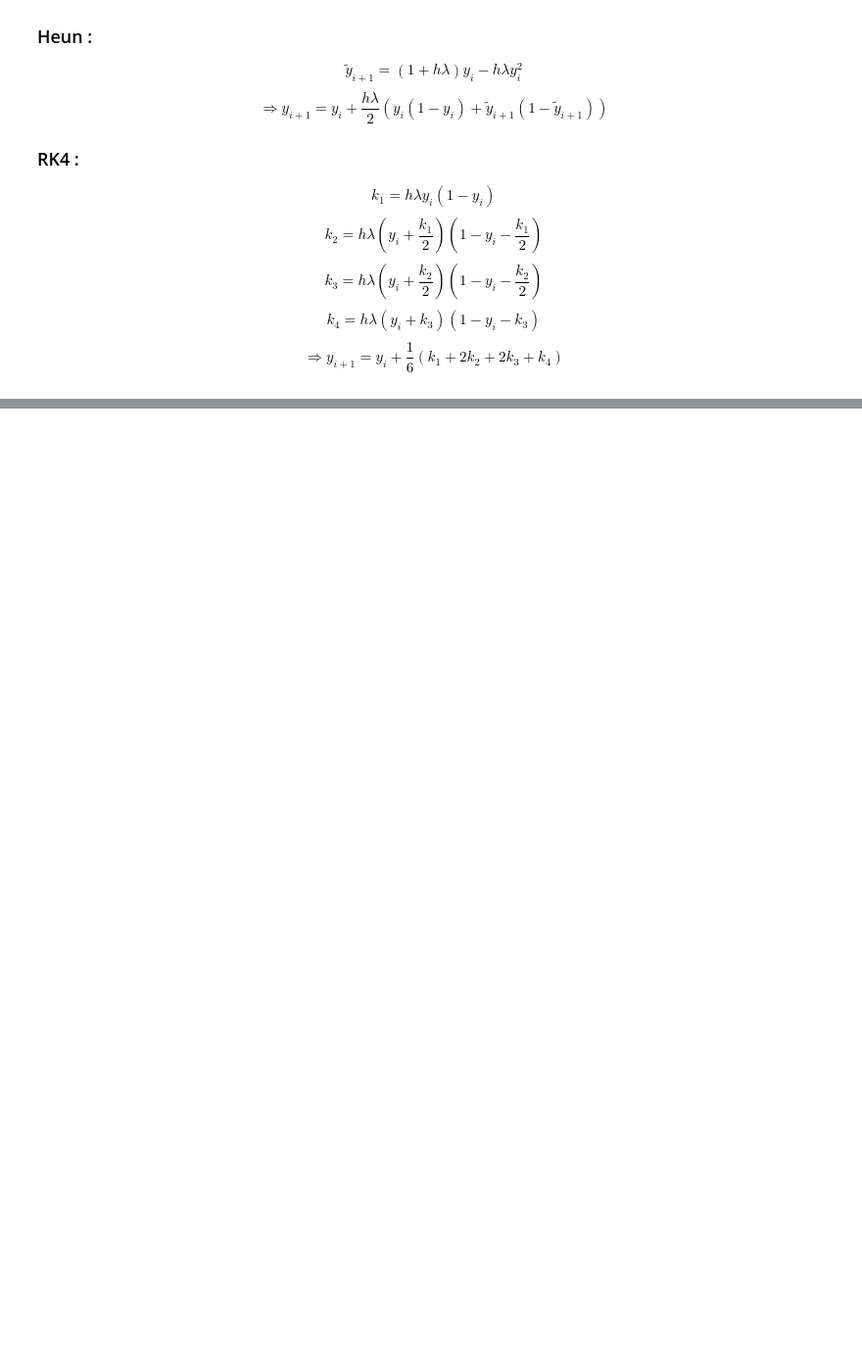
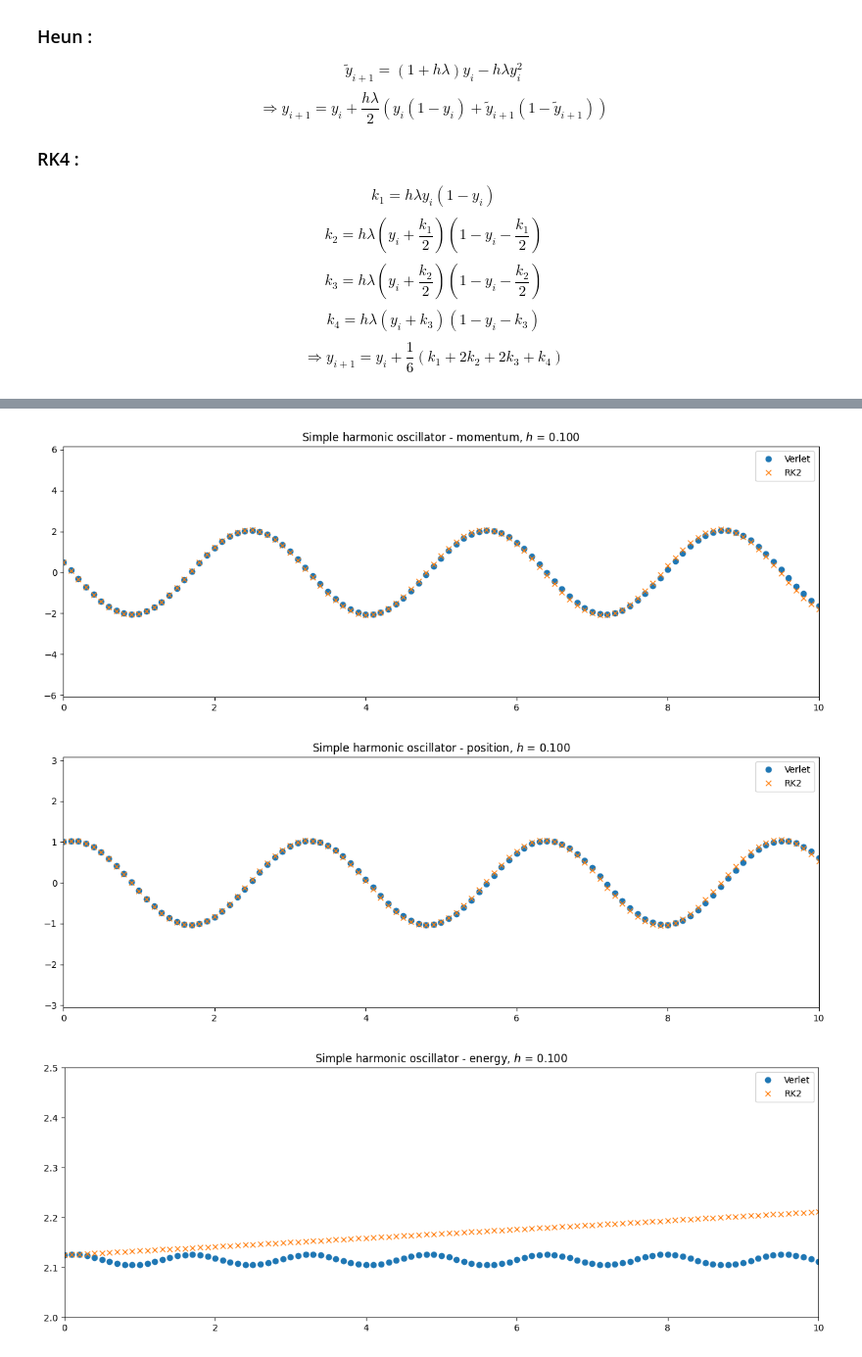
Before and after one commit to sablonl/LPHYS1303-Notebooks, a Jupyter notebook: Finite_Differences.ipynb, the cells around one changed output, grey strips where cells are left out. Shown at 98% size. Cells and saved outputs as stored; diff of their text form; code cells hidden in the pictures; blank space fills up the shorter version.

```diff
--- a/Finite_Differences.ipynb
+++ b/Finite_Differences.ipynb
@@ -238,0 +418,78 @@ plt.show()
+# %%
+# define a solving function, taking as input the parameters of the problem, the initial condition u0, the time step h and the final time t_max
+def solve_verlet(m, omega, p0, q0, h, t_max):
+    N = int(np.floor(t_max / h)) + 1
+    t = np.linspace(0, t_max, N)
+    p = np.zeros(N)
+    q = np.zeros(N)
+    p[0] = p0
+    q[0] = q0
+    for i in range(N - 1):
+        q[i+1] = (1.0 - ((h * omega)**2) /2.0) * q[i] + h/m * p[i]
+        p[i+1] = (1.0 - ((h * omega)**2) /2.0) * p[i] + h * m * omega**2 * (((h * omega)**2) / 4.0 - 1.0) * q[i]
+    return t, p, q
+# %%
+# Verlet solution
+m, w = 1.0, 2.0
+p0, q0 = 0.5, 1.0
+
+h = 0.1
+t_max = 500.0
+
+t_verlet, p, q = solve_verlet(m, w, p0, q0, h, t_max)
+
+# Heun solution with p = mv and q = x
+A = np.array([[0.0, 1.0], [-w**2, 0.0]])
+u0 = np.array([q0, p0/m])
+
+t_RK2, u_RK2 = solve_RK2_linear_system(A, u0, h, t_max)
+
+# Energy of the system
+energy_verlet = p**2 / (2*m) + m * w**2 * q**2 / 2
+energy_RK2 = m * w**2 * u_RK2[0, :]**2 / 2 + m * u_RK2[1, :]**2 / 2
+
+# Plot the results
+fig_p, ax_p = plt.subplots(figsize=(15, 5))
+
+ax_p.plot(t_verlet, p, 'o', label='Verlet')
+ax_p.plot(t_RK2, m * u_RK2[1, :], 'x', label='RK2')
+ax_p.set_xlim(0, 10)
+
+ax_p.legend()
+ax_p.set_title('Simple harmonic oscillator - momentum, $h$ = %.3f' % h)
+
+fig_q, ax_q = plt.subplots(figsize=(15, 5))
+
+ax_q.plot(t_verlet, q, 'o', label='Verlet')
+ax_q.plot(t_RK2, u_RK2[0, :], 'x', label='RK2')
+ax_q.set_xlim(0, 10)
+
+ax_q.legend()
+ax_q.set_title('Simple harmonic oscillator - position, $h$ = %.3f' % h)
+
+fig_energy, ax_energy = plt.subplots(figsize=(15, 5))
+
+ax_energy.plot(t_verlet, energy_verlet, 'o', label='Verlet')
+ax_energy.plot(t_RK2, energy_RK2, 'x', label='RK2')
+ax_energy.set_xlim(0, 10)
+ax_energy.set_ylim(2.0, 2.5)
+
+ax_energy.legend()
+ax_energy.set_title('Simple harmonic oscillator - energy, $h$ = %.3f' % h)
+
+# Plot the phase space trajectory in a square plot
+fig_phase_space, ax_phase_space = plt.subplots(figsize=(5, 5))
+
+ax_phase_space.plot(q, p, 'o', label='Verlet')
+ax_phase_space.plot(u_RK2[0, :], m * u_RK2[1, :], 'x', label='RK2')
+
+ax_phase_space.legend()
+ax_phase_space.set_title('Simple harmonic oscillator - phase space')
+
+plt.show()
+
+# => Verlet est bien conservatif mais pas Heun contrairement à ce qui était apperçu avec les méthodes d'Euler, attention aux odres de grandeur
+# %% [output]
+[figure, added]
+[figure, added]
+[figure, added]
```
Also changed, not shown: parts of 9 cells of this notebook.
